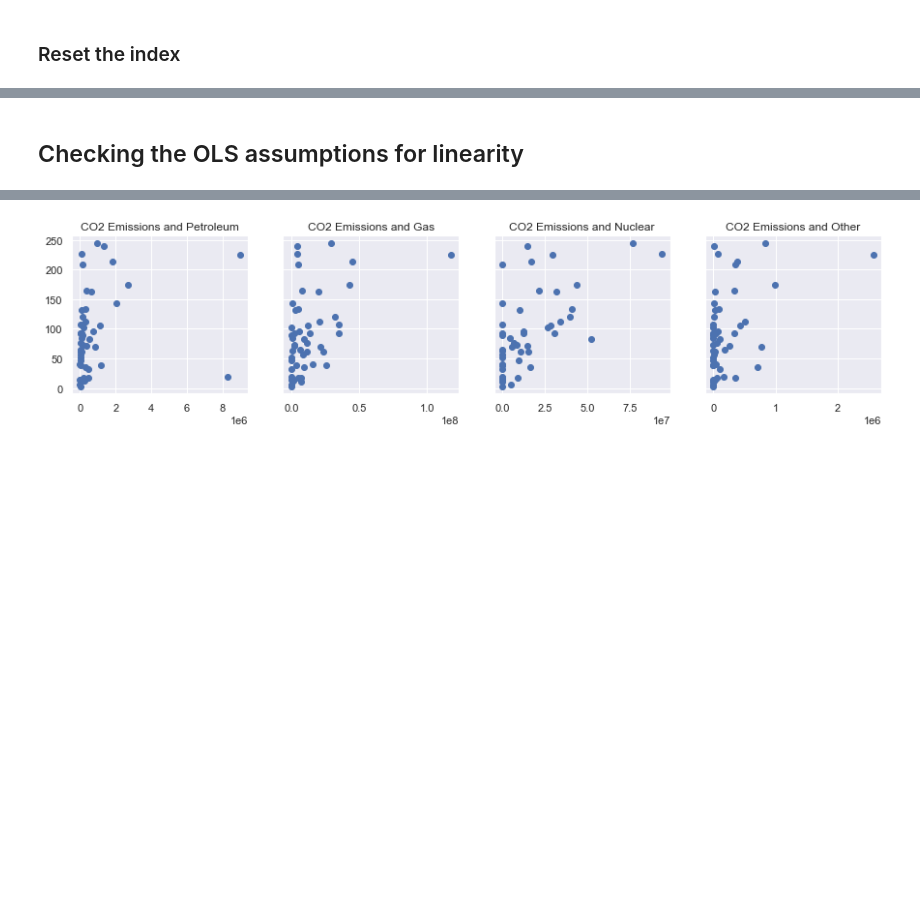
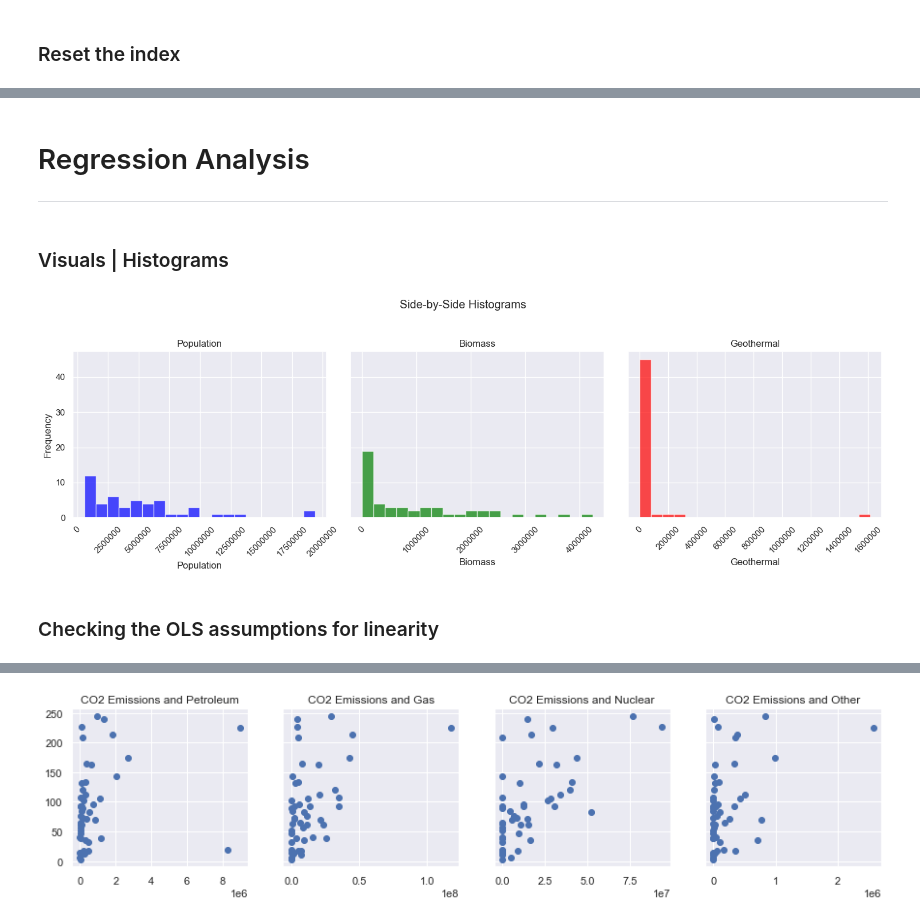
Before and after one commit to lola1989/2009-CO2-emmissions, a Jupyter notebook: Jupyter Notebook/ML Regression with CO2 Data.ipynb, the cells around one changed output, grey strips where cells are left out. Cells and saved outputs as stored; diff of their text form; code cells hidden in the pictures; blank space fills up the shorter version.

Commit message:
Update ML Regression with CO2 Data.ipynb
Updated histogram view for easier to read insight

```diff
--- a/Jupyter Notebook/ML Regression with CO2 Data.ipynb
+++ b/Jupyter Notebook/ML Regression with CO2 Data.ipynb
@@ -215,5 +220,52 @@ co2_data_reset.describe(include='all')
+# %% [markdown]
+# Regression Analysis
+---
+# %% [markdown]
+### Visuals | Histograms
+# %%
+population = co2_data_reset['population']
+Biomass = co2_data_reset['Biomass']
+Geothermal = co2_data_reset['Geothermal']
+
+# Create a 1x3 grid of subplots
+# sharey=True to use the same y-axis scale
+fig, axes = plt.subplots(1, 3, figsize=(15, 5), sharey=True)
+
+# Plot each histogram on a separate subplot
+axes[0].hist(population, bins = 20, color='blue', alpha=0.7)
+axes[0].set_title('Population')
+axes[0].set_xlabel('Population')
+axes[0].set_ylabel('Frequency')
+axes[0].ticklabel_format(style='plain', axis='x')  # Disable scientific notation
+axes[0].tick_params(axis='x', rotation=45)         # Rotate x-axis labels
+
+
+
+axes[1].hist(Biomass, bins = 20, color='green', alpha=0.7)
+axes[1].set_title('Biomass')
+axes[1].set_xlabel('Biomass')
+axes[1].ticklabel_format(style='plain', axis='x')
+axes[1].tick_params(axis='x', rotation=45)
+
+axes[2].hist(Geothermal, bins = 20, color='red', alpha=0.7)
+axes[2].set_title('Geothermal')
+axes[2].set_xlabel('Geothermal')
+axes[2].ticklabel_format(style='plain', axis='x')
+axes[2].tick_params(axis='x', rotation=45)
+
+
+# Add a main title
+fig.suptitle('Side-by-Side Histograms')
+
+# Adjust layout
+plt.tight_layout(rect=[0, 0, 1, 0.95])  # Adjust to prevent overlap with the main title
+
+# Display the plot
+plt.show()
+# %% [output]
+[figure, added]
 # %% [markdown]
-## Checking the OLS assumptions for linearity
+### Checking the OLS assumptions for linearity
 # %%
 f, (ax1, ax2, ax3, ax4) = plt.subplots(1, 4, sharey=True, figsize =(15,3)) #sharey -> share 'Price' as y
 ax1.scatter(co2_data_reset['population'],co2_data_reset['Carbon Dioxide emissions (million metric tons)'])
```
Also changed, not shown: parts of 8 cells of this notebook.
